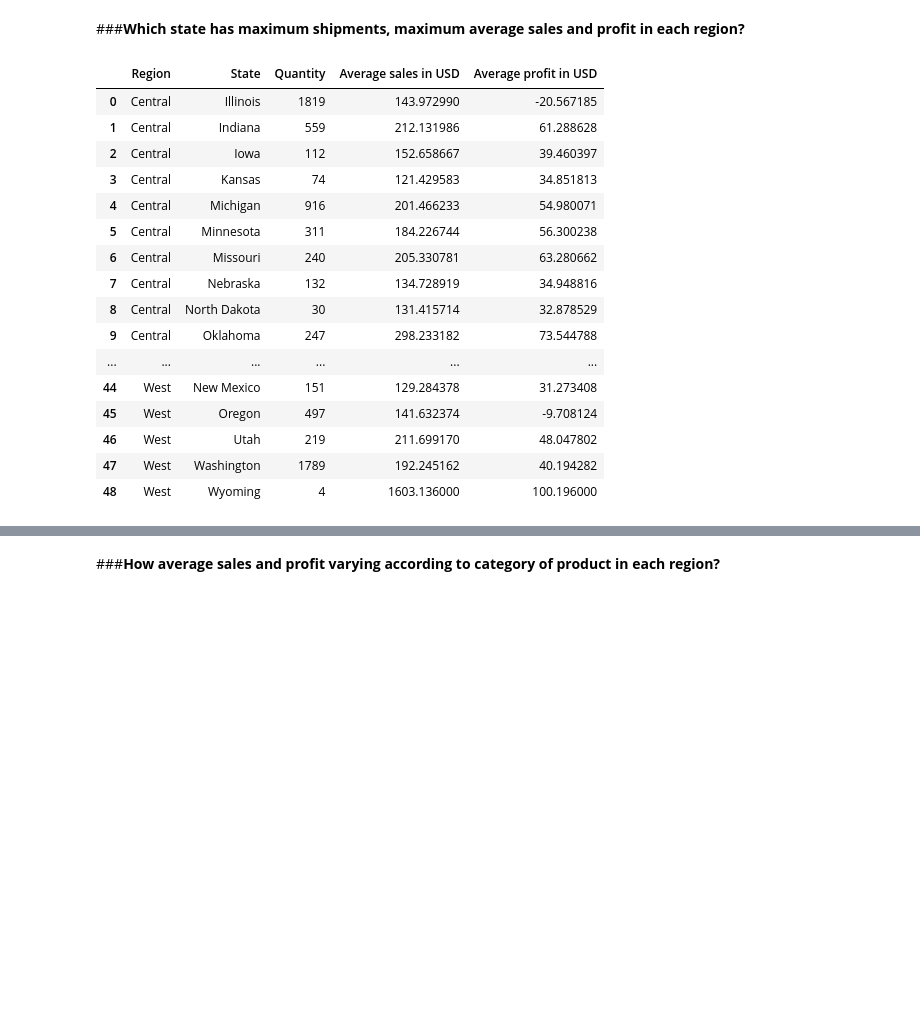
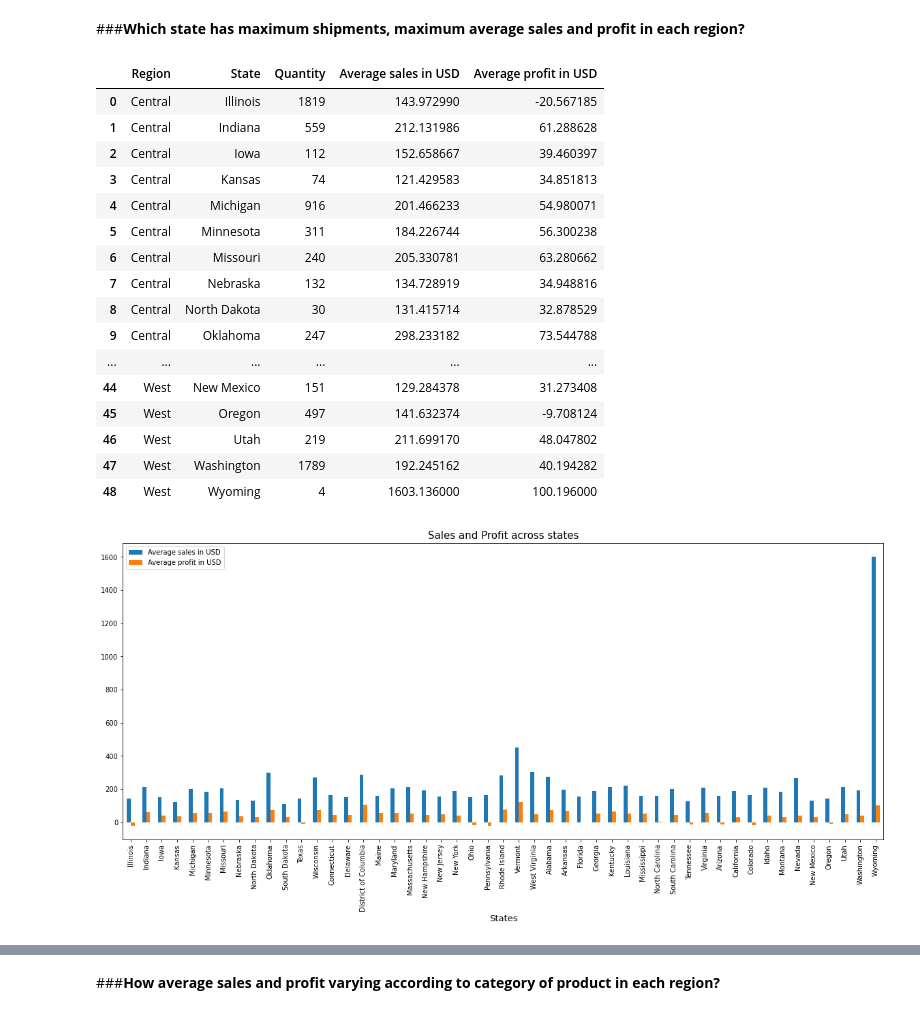
Before and after one commit to kiran9615/EDA_on_Sample_Superstore, a Jupyter notebook: task_3_EDA_on_Sample_Superstore.ipynb, the cells around one changed output, grey strips where cells are left out. Cells and saved outputs as stored; diff of their text form; code cells hidden in the pictures; blank space fills up the shorter version.

```diff
--- a/task_3_EDA_on_Sample_Superstore.ipynb
+++ b/task_3_EDA_on_Sample_Superstore.ipynb
@@ -419,25 +419,30 @@ for x in range(1,2):
 # %%
 #----------------------Block 24----------------------------------
 
-#checking for quantity delivered, average sales and average profit for each state of each region
+#checking for average sales and average profit for each state
+plt.rcParams['figure.figsize']=(20,8)
 region_state_profit_df=updated_superstore_df.groupby(['Region','State']).agg({'Quantity':'sum','Sales':'mean','Profit':'mean'}).reset_index()
-region_state_profit_df.rename(columns={'Sales':'Average sales in USD','Profit':'Average profit in USD'},inplace=True)
+region_state_profit_df.rename(columns={'Sales':'Average sales in USD','Profit':'Average profit in USD'},inplace=True)  #renaming the column
+region_state_profit_df.plot.bar(x='State',y=['Average sales in USD','Average profit in USD'])  #bar plot
+plt.xlabel('States',fontsize=13)   #to set x-axis label
+plt.title('Sales and Profit across states',fontsize=15)   #to set title
 region_state_profit_df
 # %% [output]
 |  | Region | State | Quantity | Average sales in USD | Average profit in USD |
 | 0 | Central | Illinois | 1819 | 143.972990 | -20.567185 |
 | 1 | Central | Indiana | 559 | 212.131986 | 61.288628 |
 | 2 | Central | Iowa | 112 | 152.658667 | 39.460397 |
 | 3 | Central | Kansas | 74 | 121.429583 | 34.851813 |
 | 4 | Central | Michigan | 916 | 201.466233 | 54.980071 |
 | 5 | Central | Minnesota | 311 | 184.226744 | 56.300238 |
 | 6 | Central | Missouri | 240 | 205.330781 | 63.280662 |
 | 7 | Central | Nebraska | 132 | 134.728919 | 34.948816 |
 | 8 | Central | North Dakota | 30 | 131.415714 | 32.878529 |
 | 9 | Central | Oklahoma | 247 | 298.233182 | 73.544788 |
 | ... | ... | ... | ... | ... | ... |
 | 44 | West | New Mexico | 151 | 129.284378 | 31.273408 |
 | 45 | West | Oregon | 497 | 141.632374 | -9.708124 |
 | 46 | West | Utah | 219 | 211.699170 | 48.047802 |
 | 47 | West | Washington | 1789 | 192.245162 | 40.194282 |
 | 48 | West | Wyoming | 4 | 1603.136000 | 100.196000 |
+[figure, added]
```
Also changed, not shown: parts of 26 cells of this notebook.
